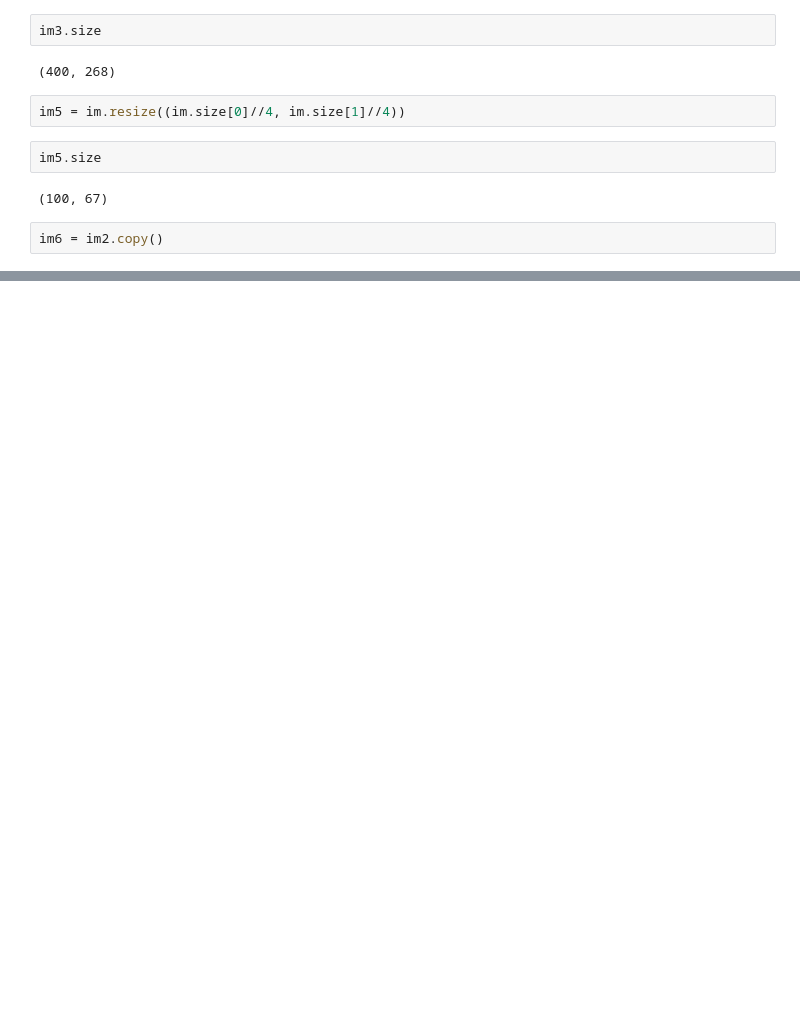
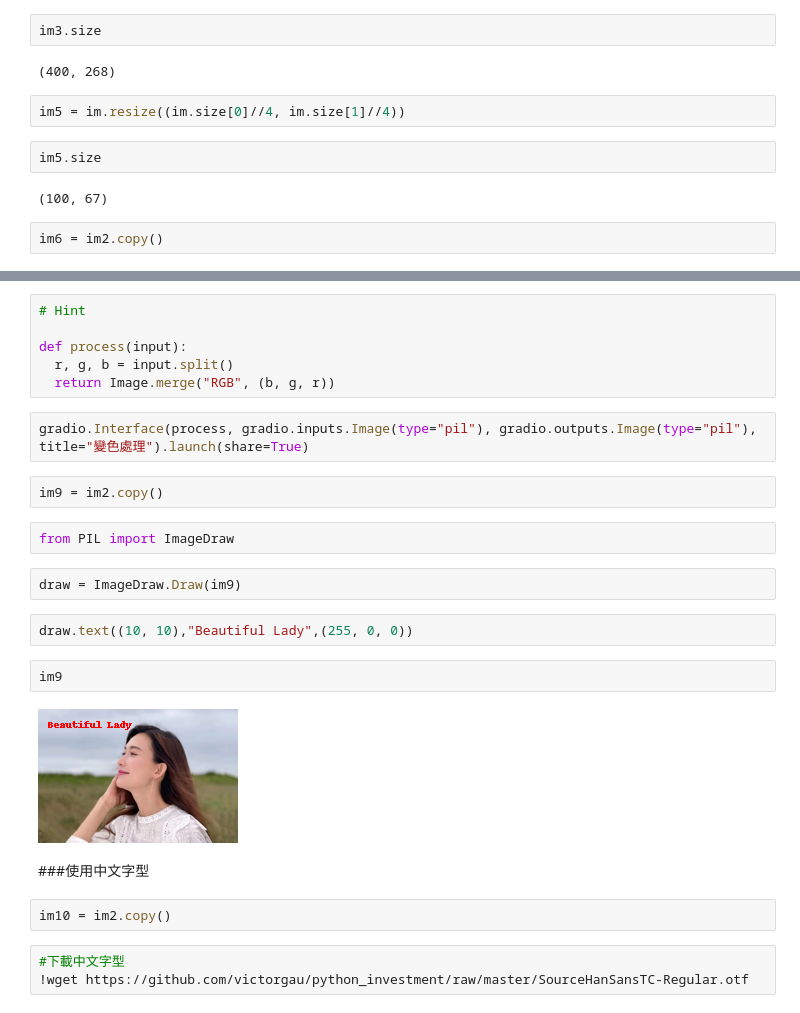
Before and after one commit to Kuo2022/20220702-python, a Jupyter notebook: 20220716.ipynb, the cells around one changed output, grey strips where cells are left out. Saved outputs shown, nothing was run; the diff lists cells and outputs as text; blank space fills up the shorter version.

```diff
--- a/20220716.ipynb
+++ b/20220716.ipynb
@@ -522,0 +565,27 @@ im6
+# %%
+# Hint
+
+def process(input):
+  r, g, b = input.split()
+  return Image.merge("RGB", (b, g, r))
+# %%
+gradio.Interface(process, gradio.inputs.Image(type="pil"), gradio.outputs.Image(type="pil"), title="變色處理").launch(share=True)
+# %%
+im9 = im2.copy()
+# %%
+from PIL import ImageDraw
+# %%
+draw = ImageDraw.Draw(im9)
+# %%
+draw.text((10, 10),"Beautiful Lady",(255, 0, 0))
+# %%
+im9
+# %% [output]
+[figure, added]
+# %% [markdown]
+###使用中文字型
+# %%
+im10 = im2.copy()
+# %%
+#下載中文字型
+!wget https://github.com/victorgau/python_investment/raw/master/SourceHanSansTC-Regular.otf
```
Also changed, not shown: parts of 17 cells of this notebook.
